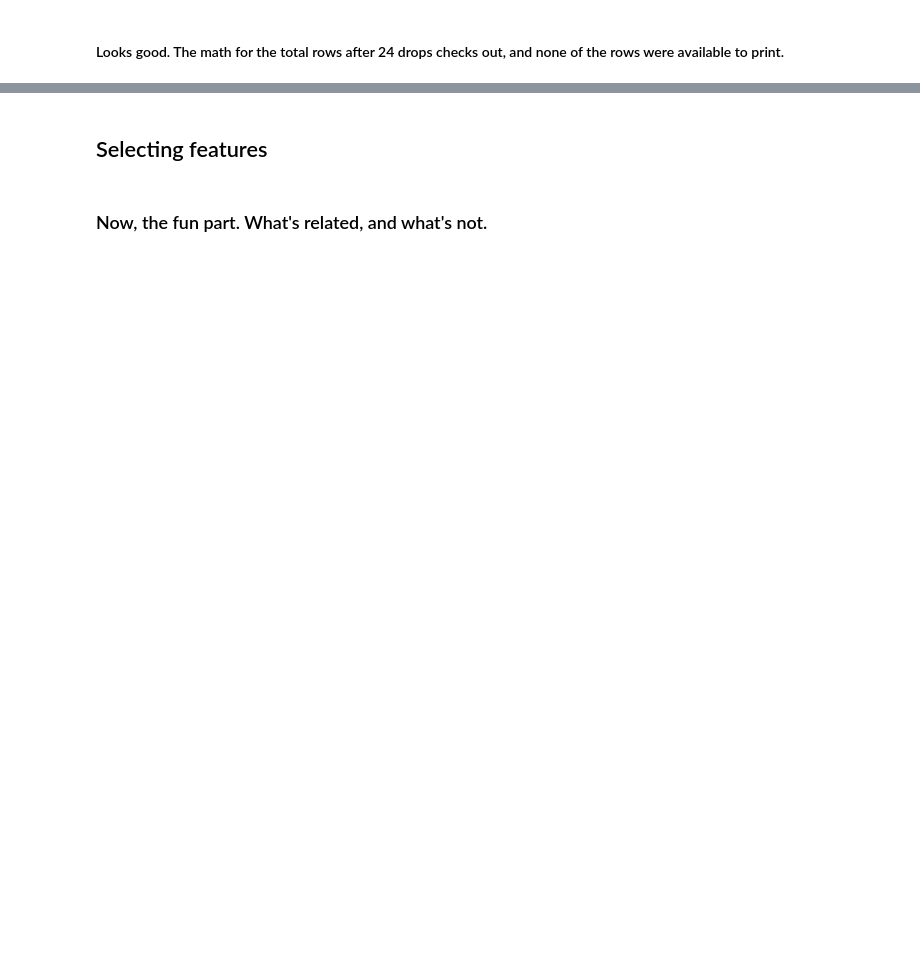
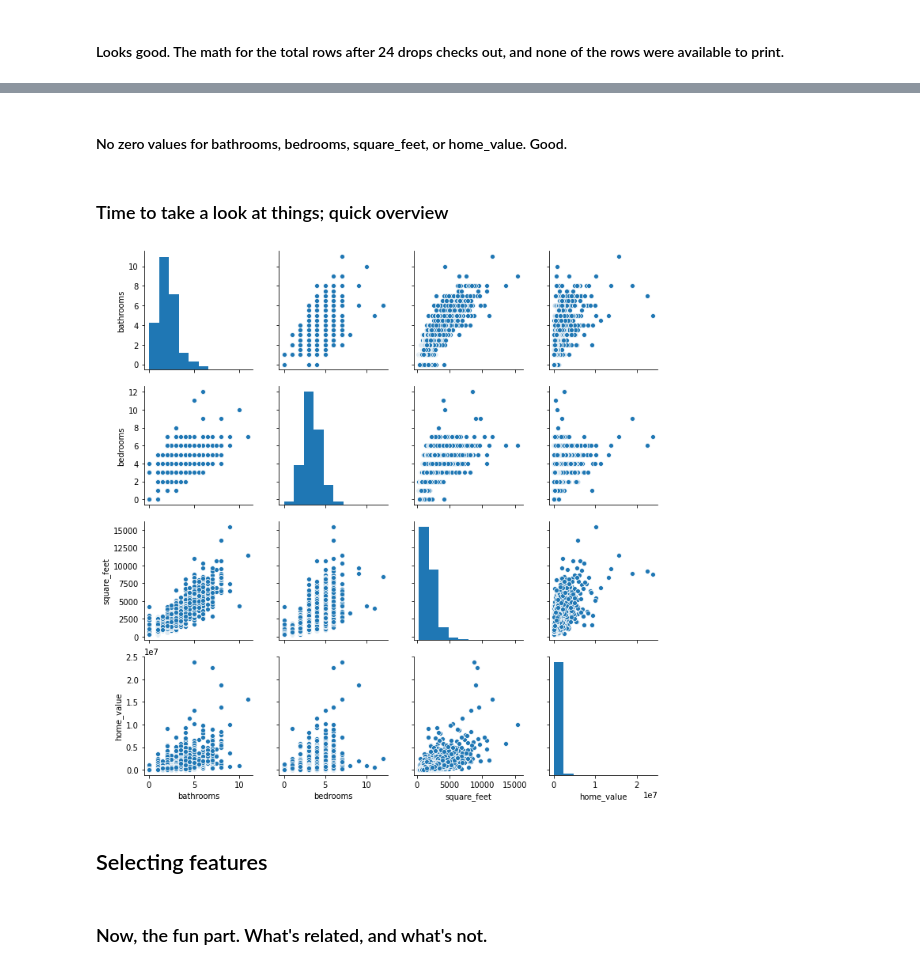
Before and after one commit to nickjoseph210/zillow_regression_NJ, a Jupyter notebook: Zillow_mvp.ipynb, the cells around one changed output, grey strips where cells are left out. Drawn from its saved outputs; the diff is of its cells as text; code cells hidden in the pictures; blank space fills up the shorter version.

```diff
--- a/Zillow_mvp.ipynb
+++ b/Zillow_mvp.ipynb
@@ -143,3 +150,11 @@ dtype: int64
+# %% [markdown]
+#### No zero values for bathrooms, bedrooms, square_feet, or home_value.  Good.
+# %% [markdown]
+### Time to take a look at things; quick overview
+# %%
+sns.pairplot(df);
+# %% [output]
+[figure, added]
 # %% [markdown]
 ## Selecting features
 # %% [markdown]
```
Also changed, not shown: parts of 29 cells of this notebook.
